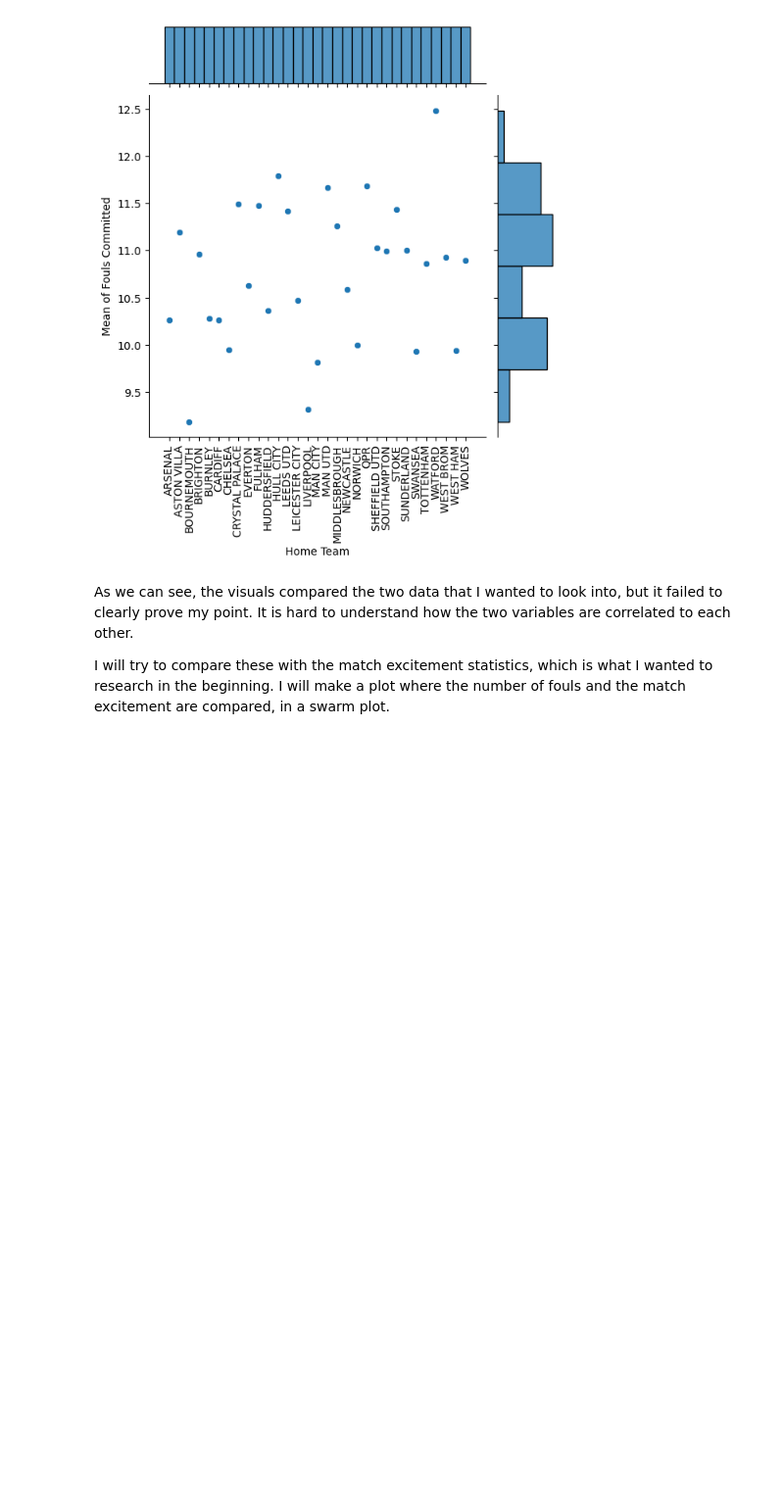
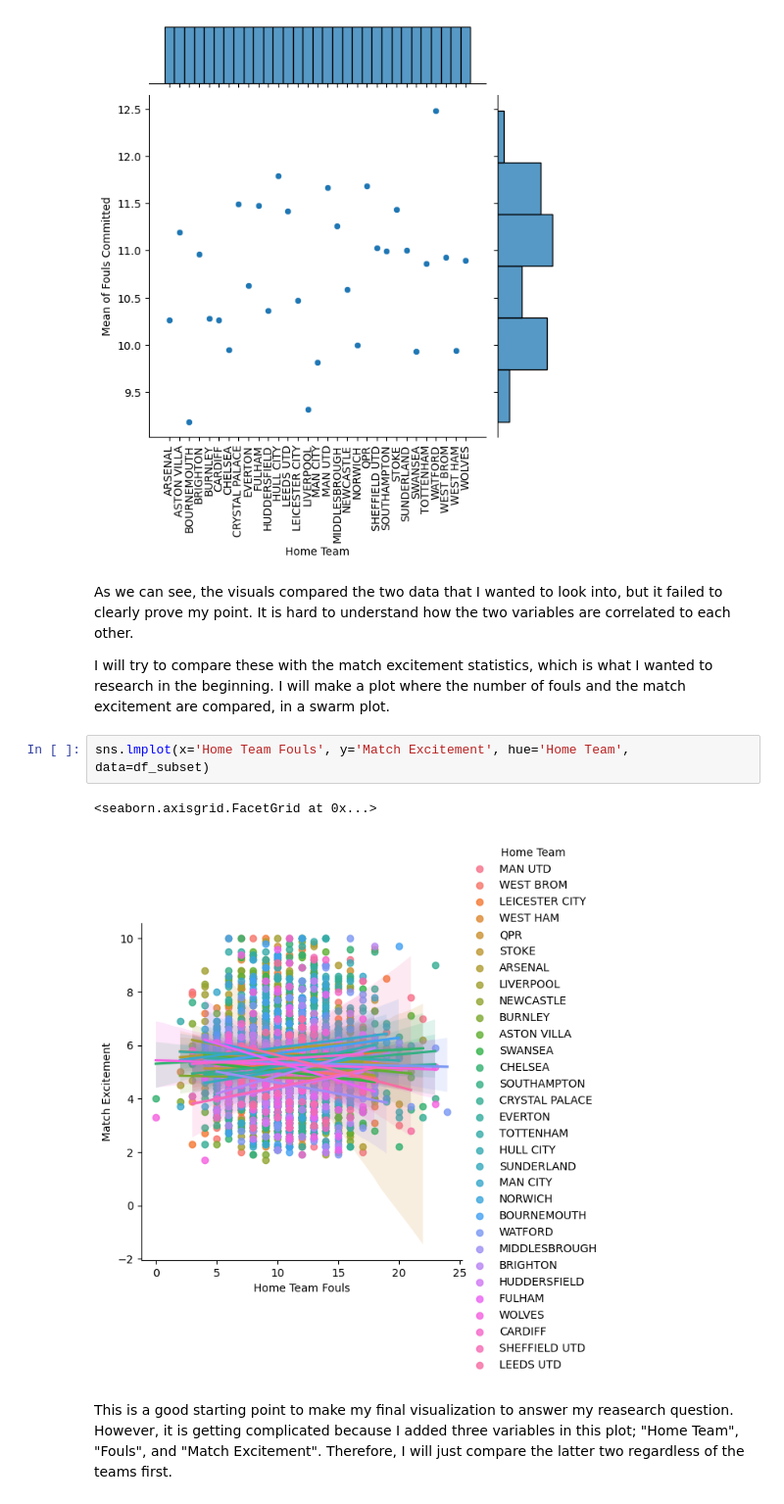
Before and after one commit to ubco-W2022T2-data301/Group14, a Jupyter notebook: analysis/analysis3.ipynb, the cells around one changed output. Shown: that part at 98% size. Saved outputs shown, nothing was run; the diff lists cells and outputs as text; blank space fills up the shorter version.

```diff
--- a/analysis/analysis3.ipynb
+++ b/analysis/analysis3.ipynb
@@ -274,3 +274,10 @@ Text(37.597222222222214, 0.5, 'Mean of Fouls Committed')
 As we can see, the visuals compared the two data that I wanted to look into, but it failed to clearly prove my point. It is hard to understand how the two variables are correlated to each other.
 
 I will try to compare these with the match excitement statistics, which is what I wanted to research in the beginning. I will make a plot where the number of fouls and the match excitement are compared, in a swarm plot.
+# %%
+sns.lmplot(x='Home Team Fouls', y='Match Excitement', hue='Home Team', data=df_subset)
+# %% [output]
+<seaborn.axisgrid.FacetGrid at 0x...>
+[figure, added]
+# %% [markdown]
+This is a good starting point to make my final visualization to answer my reasearch question. However, it is getting complicated because I added three variables in this plot; "Home Team", "Fouls", and "Match Excitement". Therefore, I will just compare the latter two regardless of the teams first.
```
Also changed, not shown: parts of 1 cell of this notebook.
